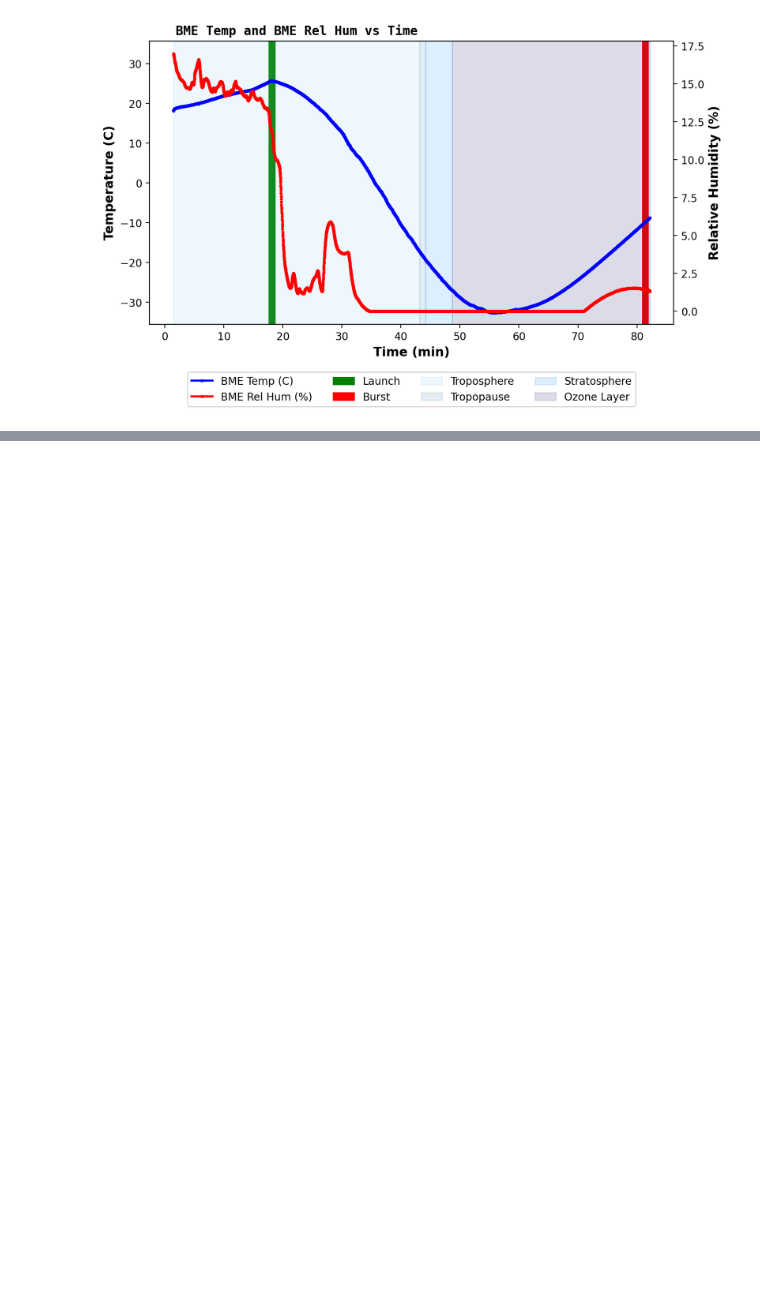
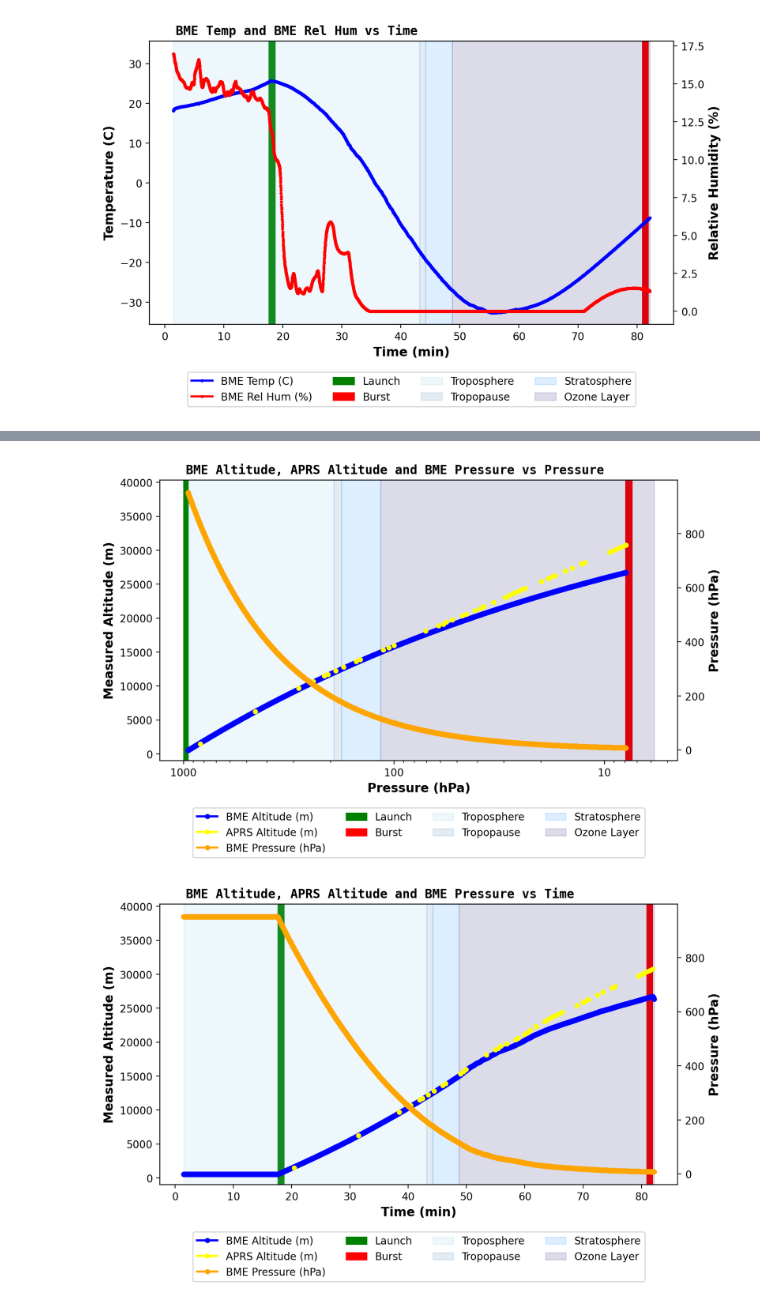
Before and after one commit to ASU-ASCEND/Fall-2024, a Jupyter notebook: DataProcessing/Traditional/GeneralGraphing.ipynb, the cells around one changed output, grey strips where cells are left out. Cells and saved outputs as stored; diff of their text form; code cells hidden in the pictures; blank space fills up the shorter version.

```diff
--- a/DataProcessing/Traditional/GeneralGraphing.ipynb
+++ b/DataProcessing/Traditional/GeneralGraphing.ipynb
@@ -506,0 +638,27 @@ customPlot(df = flash_df,
+# %%
+customPlot(df = flash_df,
+           x_axis = ("Pressure", "hPa"),
+           x_col = "BMEPress(hPa)",
+           left_y_axis = ("Measured Altitude", "m"),
+           left_y_cols = [("BMEAlt(m)", "BME Altitude", "blue"),
+                          ("aprs altitude", "APRS Altitude", "yellow")],
+           right_y_axis = ("Pressure", "hPa"),
+           right_y_cols = [("BMEPress(hPa)", "BME Pressure", "orange")],
+           fills = shaders,
+           fills_index_offset = 2,
+           reverse_and_log = True)
+
+customPlot(df = flash_df,
+           x_axis = ("Time", "min"),
+           x_col = "Minutes(millis)",
+           left_y_axis = ("Measured Altitude", "m"),
+           left_y_cols = [("BMEAlt(m)", "BME Altitude", "blue"),
+                          ("aprs altitude", "APRS Altitude", "yellow")],
+           right_y_axis = ("Pressure", "hPa"),
+           right_y_cols = [("BMEPress(hPa)", "BME Pressure", "orange")],
+           fills = shaders,
+           fills_index_offset = 0,
+           reverse_and_log = False)
+# %% [output]
+[figure, added]
+[figure, added]
```
Also changed, not shown: parts of 21 cells of this notebook, 49 other files.
